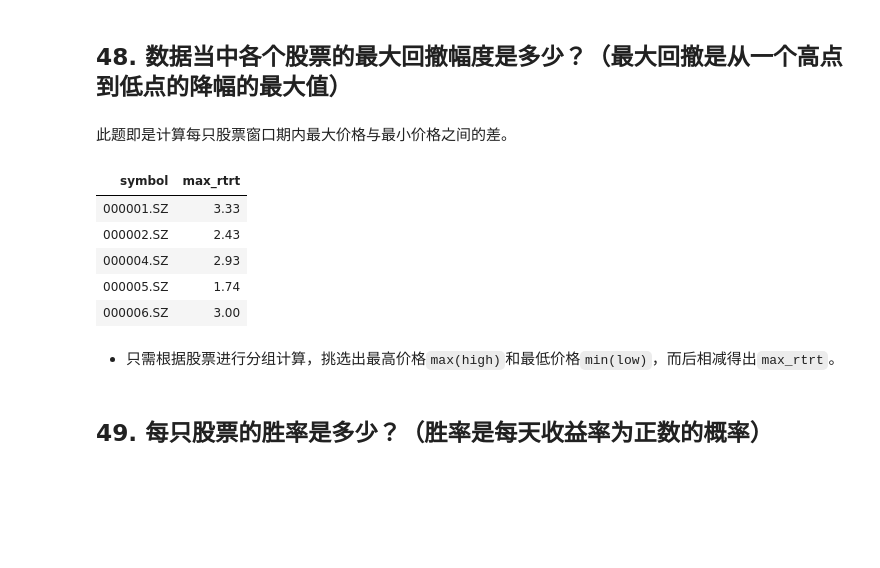
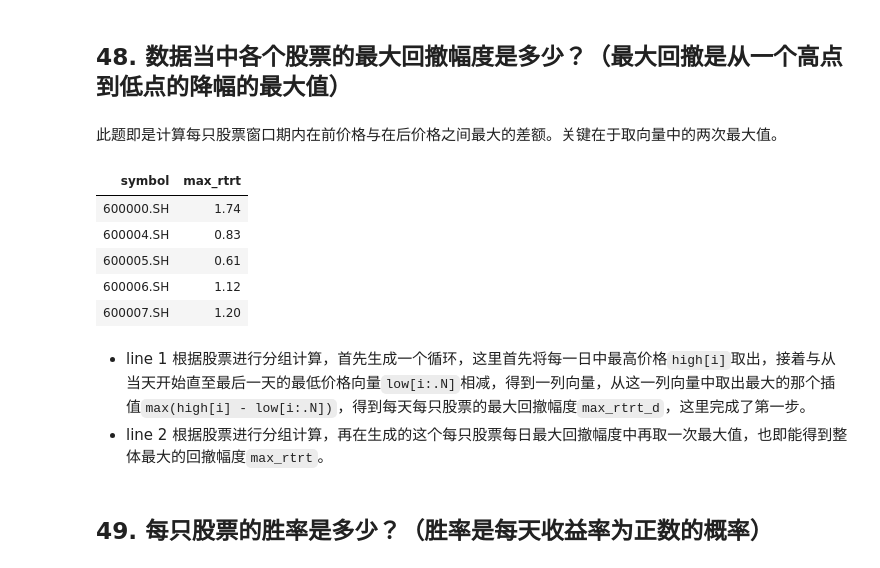
Before and after one commit to Ravin515/r-data-practice, a Jupyter notebook: answer-keys.ipynb, the cells around one changed output. Drawn from its saved outputs; the diff is of its cells as text; code cells hidden in the pictures; blank space fills up the shorter version.

```diff
--- a/answer-keys.ipynb
+++ b/answer-keys.ipynb
@@ -1137,20 +1137,28 @@ data[, .(date_ym = str_sub(date, start = 1, end = 6), amount), keyby = .(industr
 - line 4 最后我们需要选择出每个月中相比于上个月总成交额下降幅度最大的那个行业，根据“先i，再by，最后j”的原则，首先我们去除`dn_m_range`为NA的观测，而后根据年月`date_ym`这个变量进行分组，最后还需要挑选出下降幅度最大的那个行业，就需要在.SD中再进行一次筛选，即`.SD[min(dn_m_range) == dn_m_range & dn_m_range < 0]`。
 # %% [markdown]
 ## 48. 数据当中各个股票的最大回撤幅度是多少？（最大回撤是从一个高点到低点的降幅的最大值）
-# %% [markdown]
-此题即是计算每只股票窗口期内最大价格与最小价格之间的差。
-# %%
-data[, .(max_rtrt = max(high) - min(low)), keyby = symbol
-    ][1:5]
-# %% [output]
-| symbol | max_rtrt |
-| 000001.SZ | 3.33 |
-| 000002.SZ | 2.43 |
-| 000004.SZ | 2.93 |
-| 000005.SZ | 1.74 |
-| 000006.SZ | 3.00 |
-# %% [markdown]
-- 只需根据股票进行分组计算，挑选出最高价格`max(high)`和最低价格`min(low)`，而后相减得出`max_rtrt`。
+# %% [markdown]
+此题即是计算每只股票窗口期内在前价格与在后价格之间最大的差额。关键在于取向量中的两次最大值。
+# %%
+data[, .(max_rtrt_d = {
+    a <- vector()
+    for (i in 1:.N) {
+       a[i] <- max(high[i] - low[i:.N])
+    }
+    a
+}), by = .(symbol)
+    ][, .(max_rtrt = max(max_rtrt_d)), by = .(symbol)
+    ][1:5]
+# %% [output]
+| symbol | max_rtrt |
+| 600000.SH | 1.74 |
+| 600004.SH | 0.83 |
+| 600005.SH | 0.61 |
+| 600006.SH | 1.12 |
+| 600007.SH | 1.20 |
+# %% [markdown]
+- line 1 根据股票进行分组计算，首先生成一个循环，这里首先将每一日中最高价格`high[i]`取出，接着与从当天开始直至最后一天的最低价格向量`low[i:.N]`相减，得到一列向量，从这一列向量中取出最大的那个插值`max(high[i] - low[i:.N])`，得到每天每只股票的最大回撤幅度`max_rtrt_d`，这里完成了第一步。
+- line 2 根据股票进行分组计算，再在生成的这个每只股票每日最大回撤幅度中再取一次最大值，也即能得到整体最大的回撤幅度`max_rtrt`。
 # %% [markdown]
 ## 49. 每只股票的胜率是多少？（胜率是每天收益率为正数的概率）
 # %% [markdown]
```
